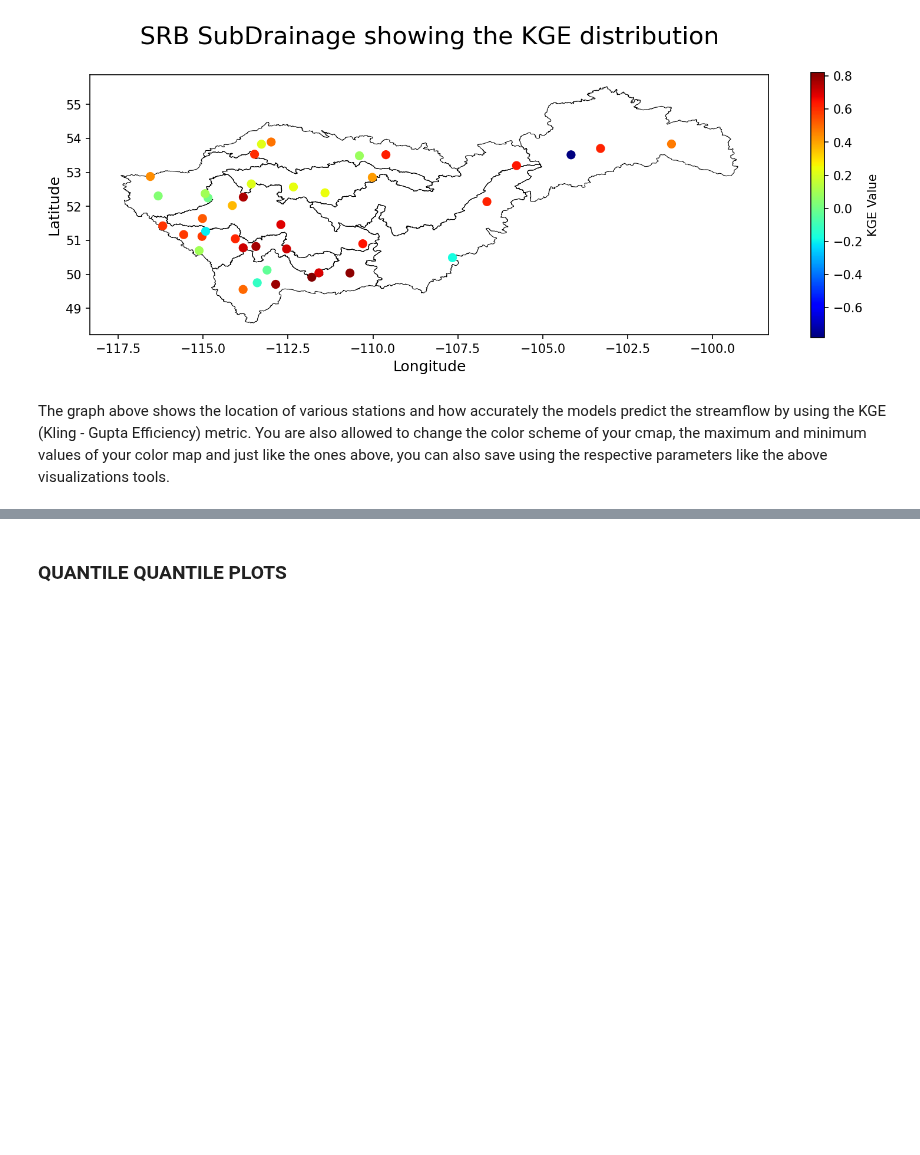
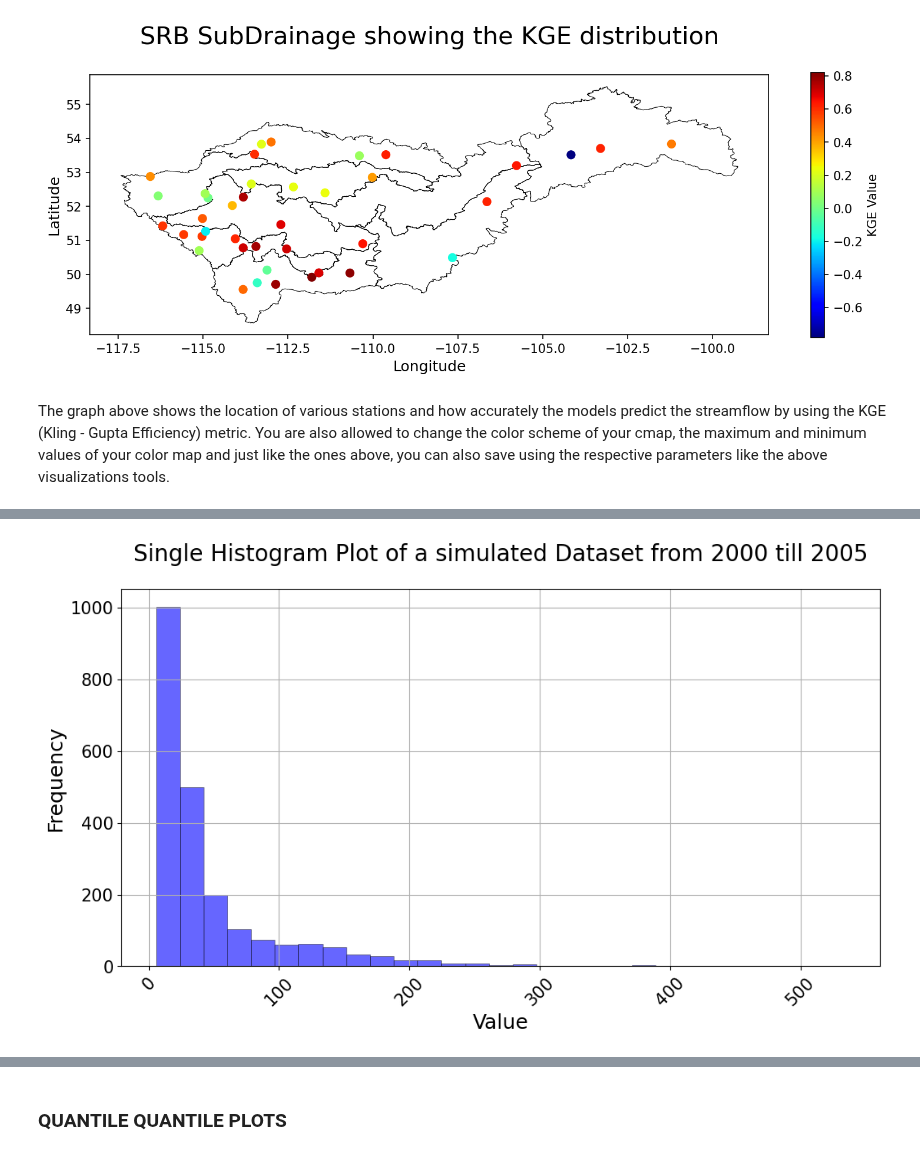
Before and after one commit to UchechukwuUdenze/NHS_PostProcessing, a Jupyter notebook: docs/source/notebooks/tutorial-visualizations.ipynb, the cells around one changed output, grey strips where cells are left out. Saved outputs shown, nothing was run; the diff lists cells and outputs as text; code cells hidden in the pictures; blank space fills up the shorter version.

```diff
--- a/docs/source/notebooks/tutorial-visualizations.ipynb
+++ b/docs/source/notebooks/tutorial-visualizations.ipynb
@@ -258,0 +281,8 @@ The graph above shows the location of various stations and how accurately the mo
+# %%
+visuals.histogram(
+    df =DATAFRAMES["DF_SIMULATED"]['2000-01-01':'2005-12-31'].iloc[:, [8]],
+    grid = True,
+    title = "Single Histogram Plot of a simulated Dataset from 2000 till 2005",
+)
+# %% [output]
+[figure, added]
```
Also changed, not shown: parts of 13 cells of this notebook, 2 other files.
